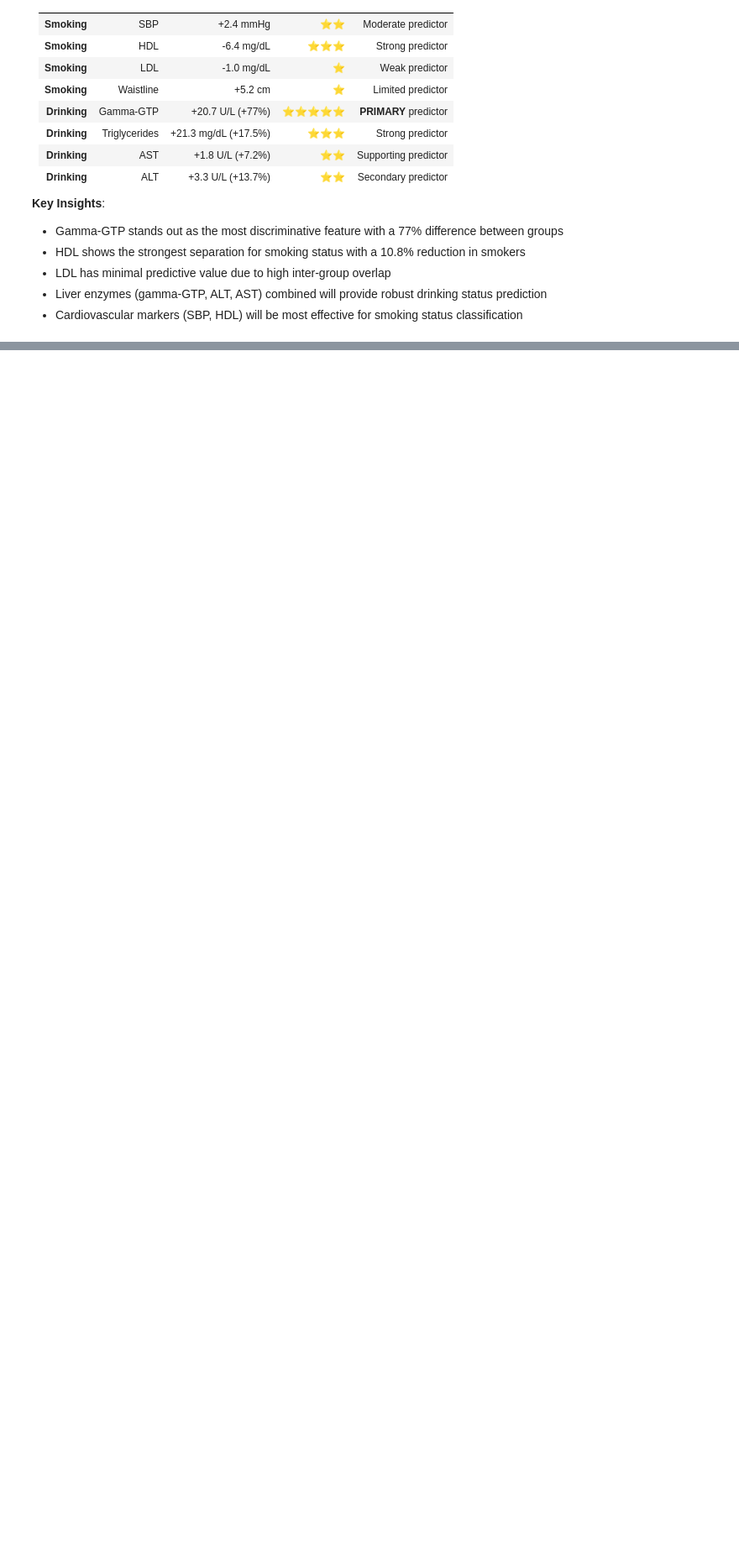
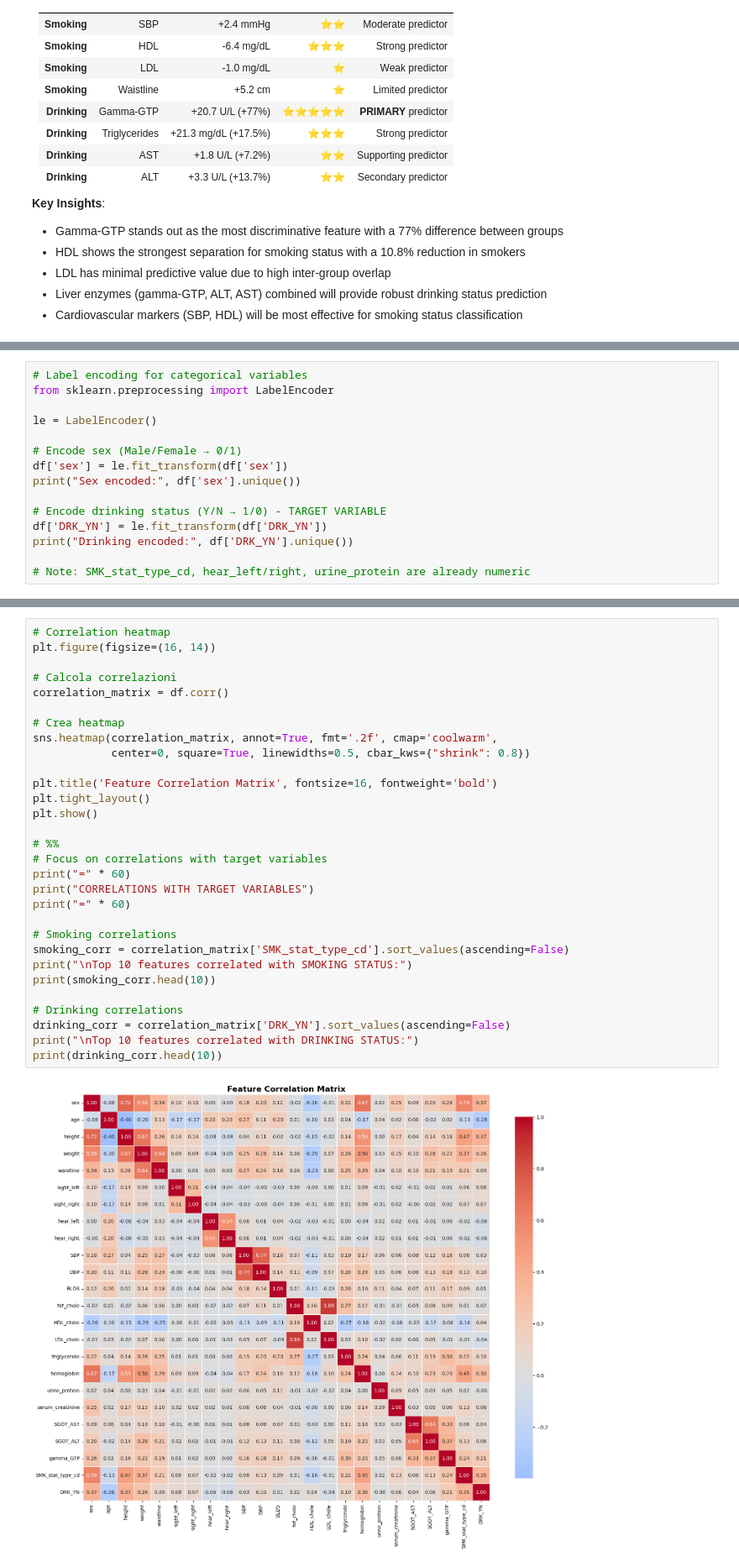
Before and after one commit to gvazzolerunitn/data-science-project, a Jupyter notebook: project/project.ipynb, the cells around one changed output, grey strips where cells are left out. Shown at 84% size. Drawn from its saved outputs; the diff is of its cells as text; blank space fills up the shorter version.

Commit message:
preprocessing + train test splitting

```diff
--- a/project/project.ipynb
+++ b/project/project.ipynb
@@ -426,0 +425,15 @@ plt.show()
+# %%
+# Label encoding for categorical variables
+from sklearn.preprocessing import LabelEncoder
+
+le = LabelEncoder()
+
+# Encode sex (Male/Female → 0/1)
+df['sex'] = le.fit_transform(df['sex'])
+print("Sex encoded:", df['sex'].unique())
+
+# Encode drinking status (Y/N → 1/0) - TARGET VARIABLE
+df['DRK_YN'] = le.fit_transform(df['DRK_YN'])
+print("Drinking encoded:", df['DRK_YN'].unique())
+
+# Note: SMK_stat_type_cd, hear_left/right, urine_protein are already numeric
@@ -426,0 +443,32 @@ plt.show()
+# %%
+# Correlation heatmap
+plt.figure(figsize=(16, 14))
+
+# Calcola correlazioni
+correlation_matrix = df.corr()
+
+# Crea heatmap
+sns.heatmap(correlation_matrix, annot=True, fmt='.2f', cmap='coolwarm',
+            center=0, square=True, linewidths=0.5, cbar_kws={"shrink": 0.8})
+
+plt.title('Feature Correlation Matrix', fontsize=16, fontweight='bold')
+plt.tight_layout()
+plt.show()
+
+# %%
+# Focus on correlations with target variables
+print("=" * 60)
+print("CORRELATIONS WITH TARGET VARIABLES")
+print("=" * 60)
+
+# Smoking correlations
+smoking_corr = correlation_matrix['SMK_stat_type_cd'].sort_values(ascending=False)
+print("\nTop 10 features correlated with SMOKING STATUS:")
+print(smoking_corr.head(10))
+
+# Drinking correlations
+drinking_corr = correlation_matrix['DRK_YN'].sort_values(ascending=False)
+print("\nTop 10 features correlated with DRINKING STATUS:")
+print(drinking_corr.head(10))
+# %% [output]
+[figure, added]
```
Also changed, not shown: parts of 9 cells of this notebook.
